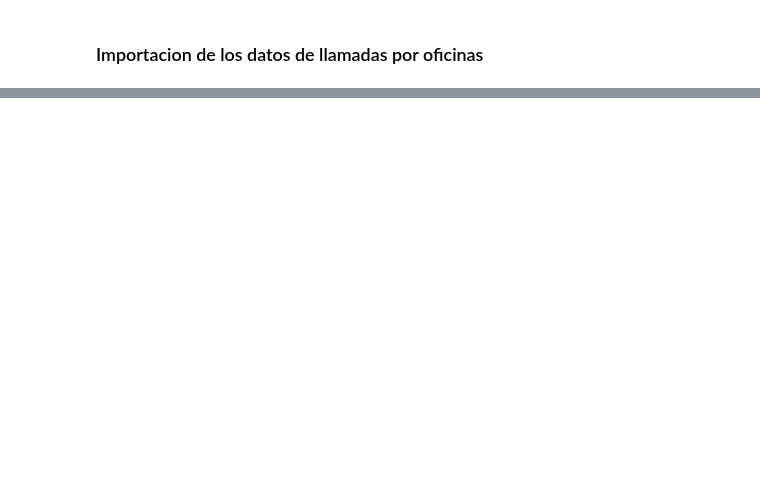
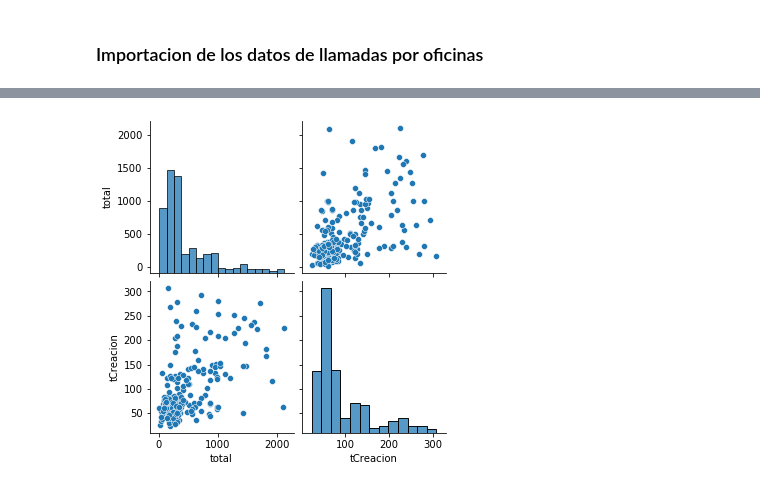
Before and after one commit to toniet/TFG, a Jupyter notebook: TFM_MVP.ipynb, the cells around one changed output, grey strips where cells are left out. Cells and saved outputs as stored; diff of their text form; code cells hidden in the pictures; blank space fills up the shorter version.

```diff
--- a/TFM_MVP.ipynb
+++ b/TFM_MVP.ipynb
@@ -140,8 +207,11 @@ df_calls = df_calls[ df_calls['idCampanya'] == 100000021.0 ]
+# %%
+df_calls = df_calls[ df_calls['idCampanya'] == 100000015.0 ]
 # %%
 df_calls = df_calls.groupby('Date').count()
 df_calls = df_calls[['tCreacion']]
+df_calls = df_calls[df_calls.tCreacion > 20]
 # %%
-df_explore = pd.concat([train, df_calls], axis=1)
+df_explore = pd.concat([train, df_calls], axis=1).reset_index()
 df_explore.dropna(inplace=True)
 df_explore
 # %% [output]
@@ -171,0 +234,5 @@ To retain the current behavior and silence the warning, pass 'sort=True'.
+# %%
+df_subset = df_explore.iloc[:,[0,1]]
+df_subtotal = df_explore.iloc[:,-1]
+df_subtotal = pd.concat([df_subset, df_subtotal], axis=1)
+df_subtotal
@@ -171,0 +253,4 @@ To retain the current behavior and silence the warning, pass 'sort=True'.
+# %%
+sns.pairplot(df_subtotal);
+# %% [output]
+[figure, added]
```
Also changed, not shown: parts of 22 cells of this notebook.
